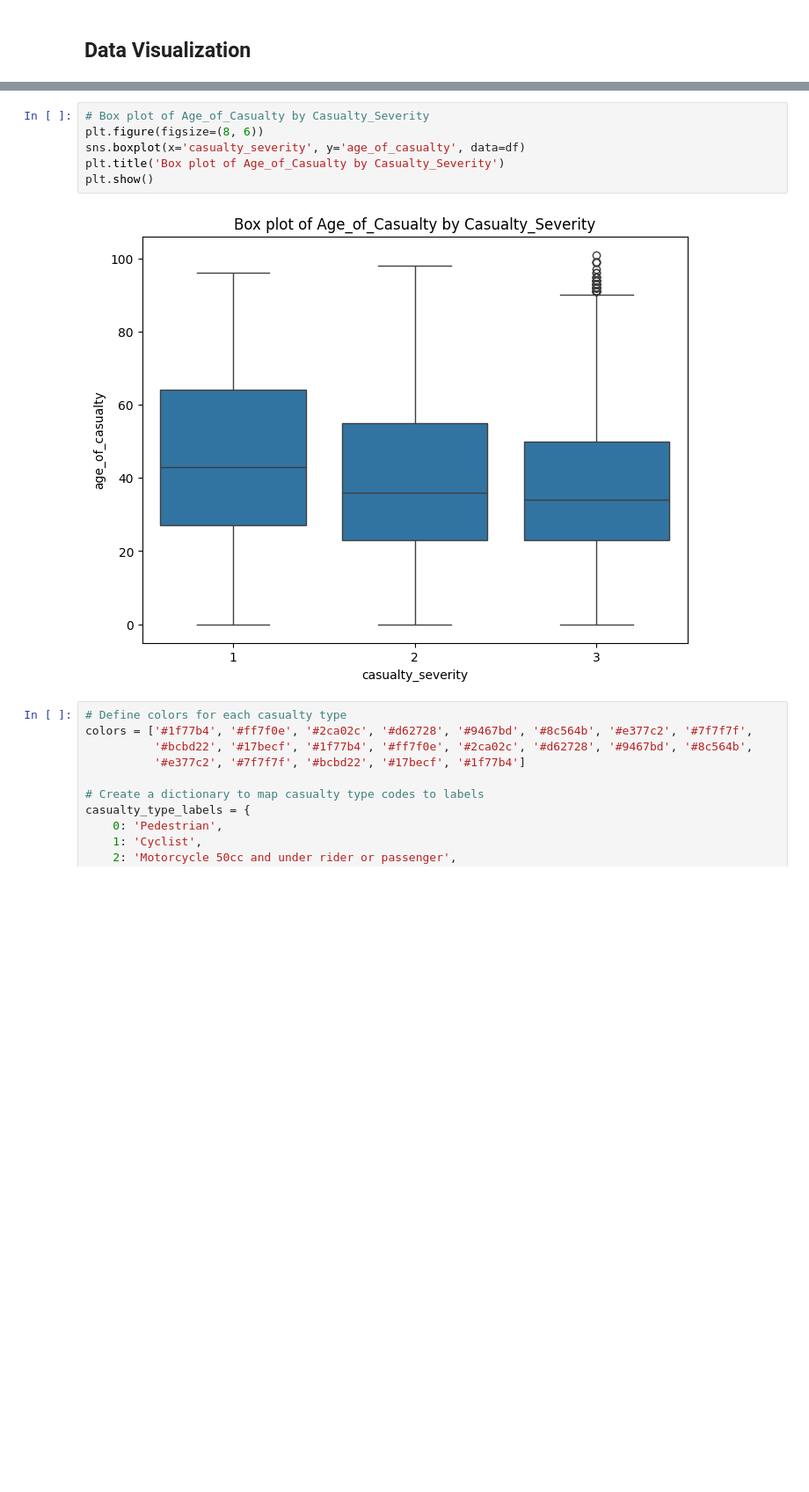
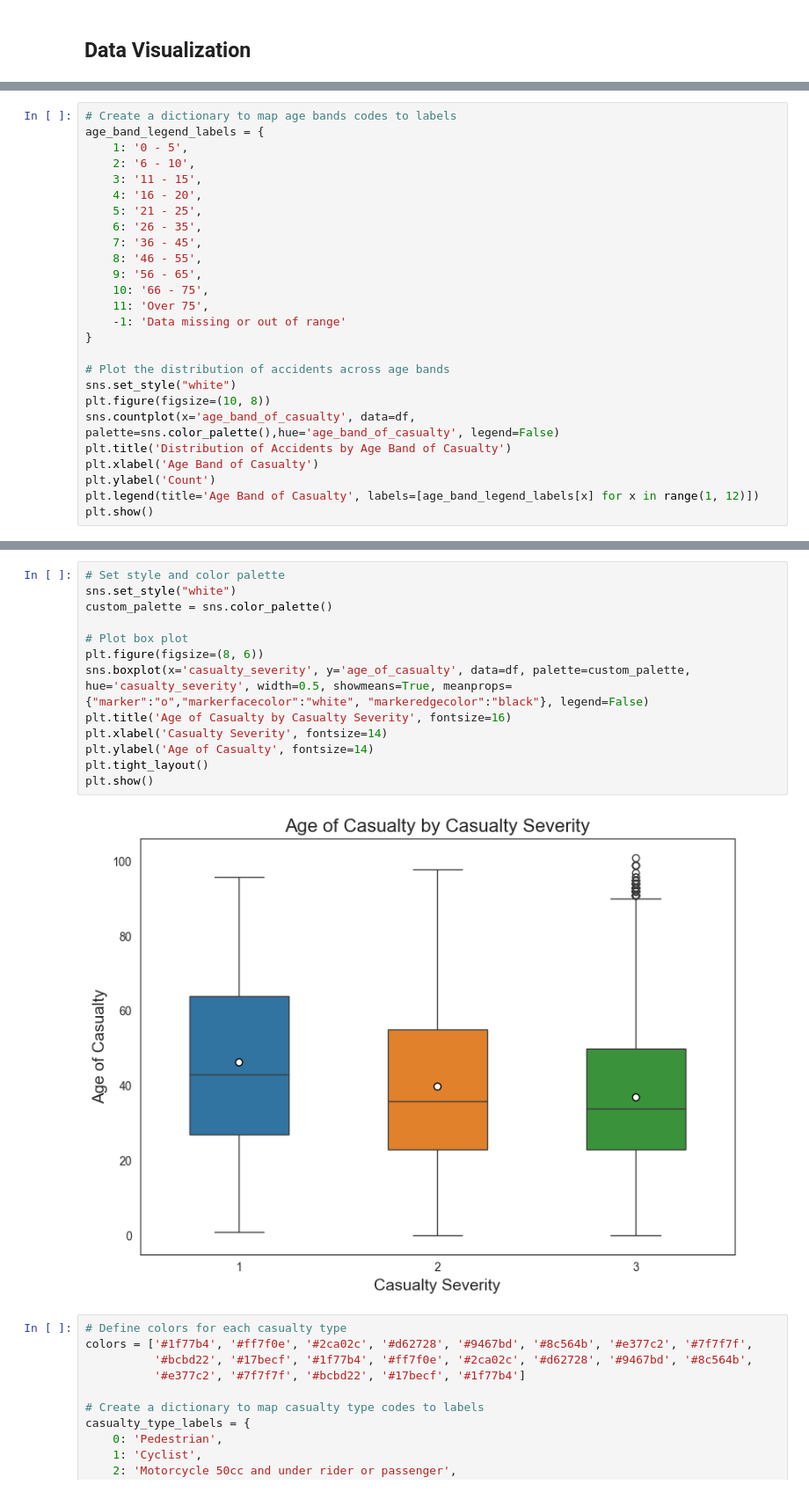
Before and after one commit to FatemehCh97/Road_Traffic_Accidents, a Jupyter notebook: src/Accidents_Analysis.ipynb, the cells around one changed output, grey strips where cells are left out. Shown at 88% size. Drawn from its saved outputs; the diff is of its cells as text; blank space fills up the shorter version.

Commit message:
Add Model to Accidents_Analysis.ipynb

```diff
--- a/src/Accidents_Analysis.ipynb
+++ b/src/Accidents_Analysis.ipynb
@@ -179,0 +213,26 @@ plt.show()
+# %%
+# Create a dictionary to map age bands codes to labels
+age_band_legend_labels = {
+    1: '0 - 5',
+    2: '6 - 10',
+    3: '11 - 15',
+    4: '16 - 20',
+    5: '21 - 25',
+    6: '26 - 35',
+    7: '36 - 45',
+    8: '46 - 55',
+    9: '56 - 65',
+    10: '66 - 75',
+    11: 'Over 75',
+    -1: 'Data missing or out of range'
+}
+
+# Plot the distribution of accidents across age bands
+sns.set_style("white")
+plt.figure(figsize=(10, 8))
+sns.countplot(x='age_band_of_casualty', data=df, palette=sns.color_palette(),hue='age_band_of_casualty', legend=False)
+plt.title('Distribution of Accidents by Age Band of Casualty')
+plt.xlabel('Age Band of Casualty')
+plt.ylabel('Count')
+plt.legend(title='Age Band of Casualty', labels=[age_band_legend_labels[x] for x in range(1, 12)])
+plt.show()
@@ -180,11 +243,18 @@ plt.show()
 # %%
-# Box plot of Age_of_Casualty by Casualty_Severity
+# Set style and color palette
+sns.set_style("white")
+custom_palette = sns.color_palette()
+
+# Plot box plot
 plt.figure(figsize=(8, 6))
-sns.boxplot(x='casualty_severity', y='age_of_casualty', data=df)
-plt.title('Box plot of Age_of_Casualty by Casualty_Severity')
+sns.boxplot(x='casualty_severity', y='age_of_casualty', data=df, palette=custom_palette, hue='casualty_severity', width=0.5, showmeans=True, meanprops={"marker":"o","markerfacecolor":"white", "markeredgecolor":"black"}, legend=False)
+plt.title('Age of Casualty by Casualty Severity', fontsize=16)
+plt.xlabel('Casualty Severity', fontsize=14)
+plt.ylabel('Age of Casualty', fontsize=14)
+plt.tight_layout()
 plt.show()
 # %% [output]
-[figure, old version]
+[figure, new version]
 # %%
 # Define colors for each casualty type
 colors = ['#1f77b4', '#ff7f0e', '#2ca02c', '#d62728', '#9467bd', '#8c564b', '#e377c2', '#7f7f7f',
```
Also changed, not shown: parts of 29 cells of this notebook.
